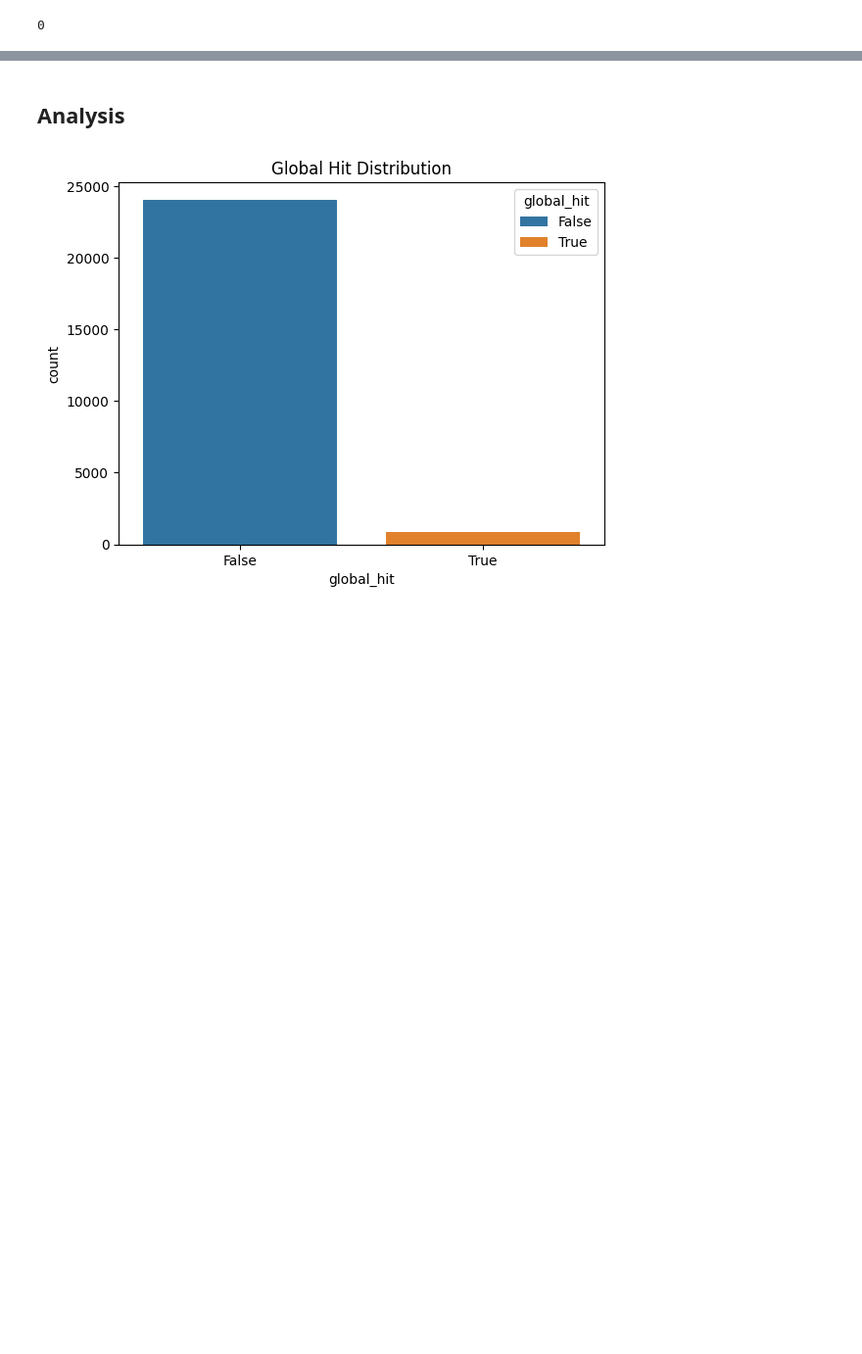
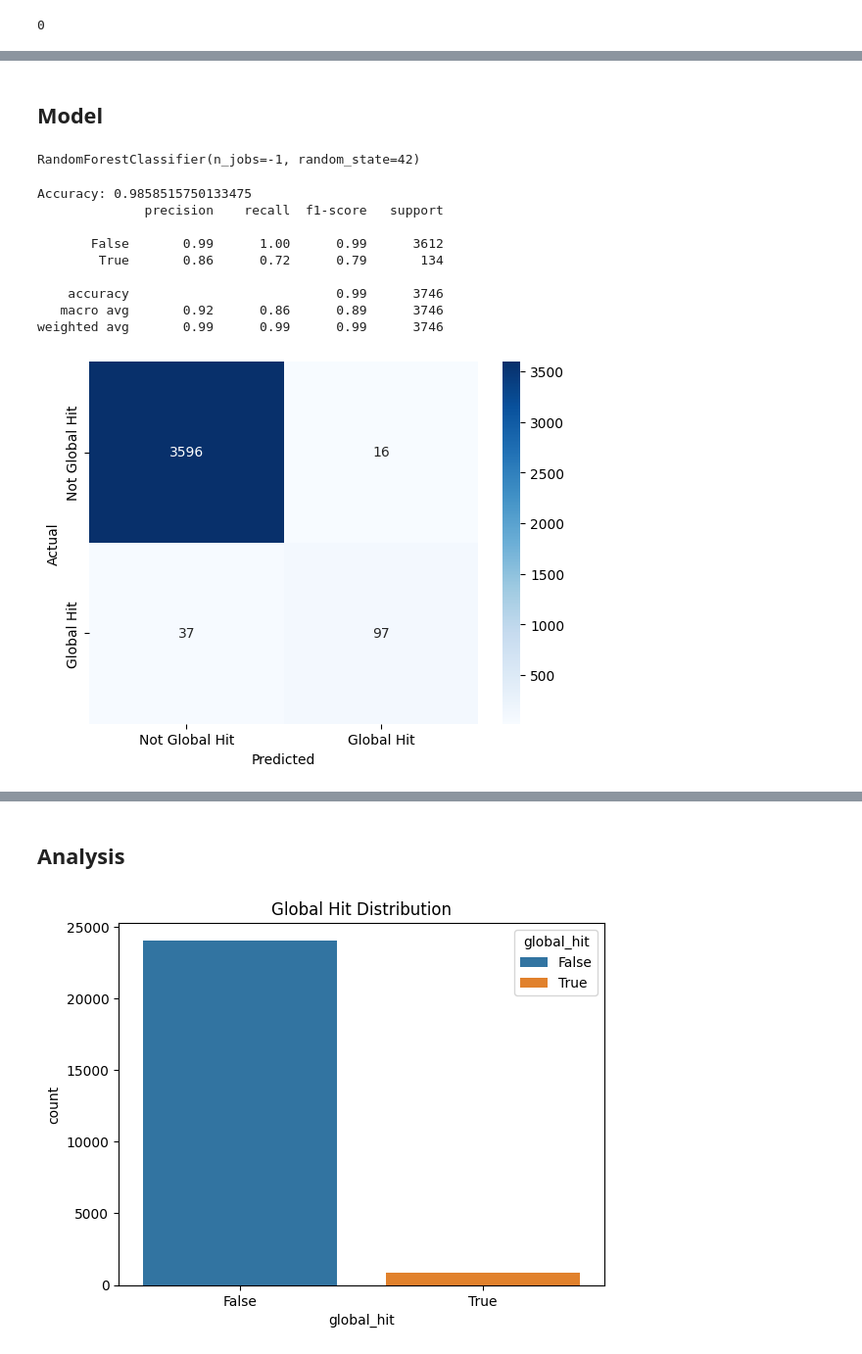
Before and after one commit to fdac25/spTrends, a Jupyter notebook: analytics/spotifyAnalytics.ipynb, the cells around one changed output, grey strips where cells are left out. Shown: that part at 98% size. Saved outputs shown, nothing was run; the diff lists cells and outputs as text; code cells hidden in the pictures; blank space fills up the shorter version.

Commit message:
feat: Add model

```diff
--- a/analytics/spotifyAnalytics.ipynb
+++ b/analytics/spotifyAnalytics.ipynb
@@ -174,0 +181,3 @@ display(song_df.head())
+# %%
+song_df['is_explicit'] = song_df['is_explicit'].astype(int)
+display(song_df)
@@ -174,0 +227,5 @@ display(song_df.head())
+# %%
+# Normalize year using min max
+scaler = MinMaxScaler()
+X_train['release_year_norm'] = scaler.fit_transform(X_train[['release_year']])
+X_val['release_year_norm'] = scaler.transform(X_val[['release_year']])
@@ -174,0 +244,51 @@ display(song_df.head())
+# %%
+# Combine energy and loudness to remove collinearity
+pca = PCA(n_components=1)
+tr_energy_loudness = pca.fit_transform(X_train[['energy', 'loudness']])
+val_energy_loudness = pca.transform(X_val[['energy', 'loudness']])
+
+X_train_scaled['energy_loudness'] = tr_energy_loudness
+X_val_scaled['energy_loudness'] = val_energy_loudness
+
+cols_to_drop = ['energy', 'loudness', 'name', 'artists']
+
+X_train_scaled.drop(columns=cols_to_drop, inplace=True)
+X_val_scaled.drop(columns=cols_to_drop, inplace=True)
+# %% [markdown]
+## Model
+# %%
+rf = RandomForestClassifier(
+    n_estimators=100,
+    random_state=42,
+    max_depth=None,
+    n_jobs=-1
+)
+
+rf.fit(X_train_scaled, y_train)
+# %% [output]
+RandomForestClassifier(n_jobs=-1, random_state=42)
+# %%
+y_pred = rf.predict(X_val_scaled)
+
+print("Accuracy:", accuracy_score(y_val, y_pred))
+print(classification_report(y_val, y_pred))
+
+labels = ['Not Global Hit', 'Global Hit']
+matrix = confusion_matrix(y_val, y_pred)
+
+
+sns.heatmap(matrix, annot=True, fmt='', cmap='Blues', xticklabels=labels, yticklabels=labels)
+plt.xlabel("Predicted")
+plt.ylabel("Actual")
+plt.show()
+# %% [output]
+Accuracy: 0.9858515750133475
+              precision    recall  f1-score   support
+
+       False       0.99      1.00      0.99      3612
+        True       0.86      0.72      0.79       134
+
+    accuracy                           0.99      3746
+   macro avg       0.92      0.86      0.89      3746
+weighted avg       0.99      0.99      0.99      3746
+[figure, added]
```
Also changed, not shown: parts of 13 cells of this notebook.
